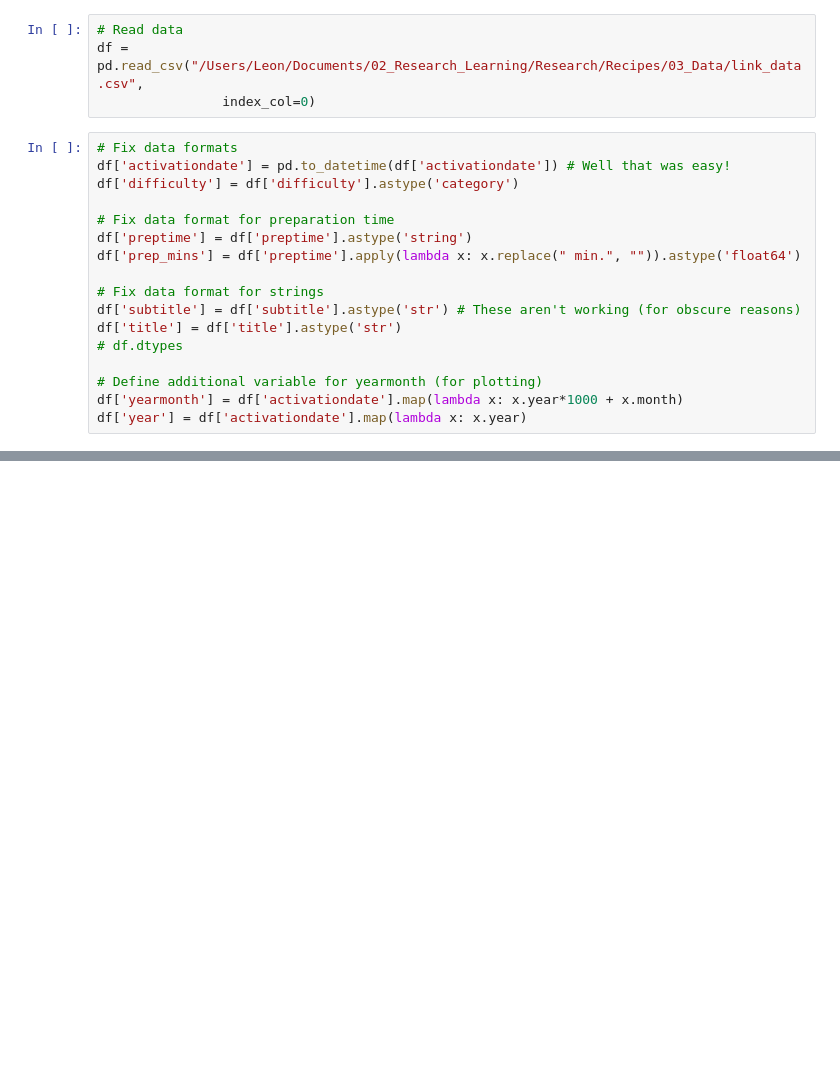
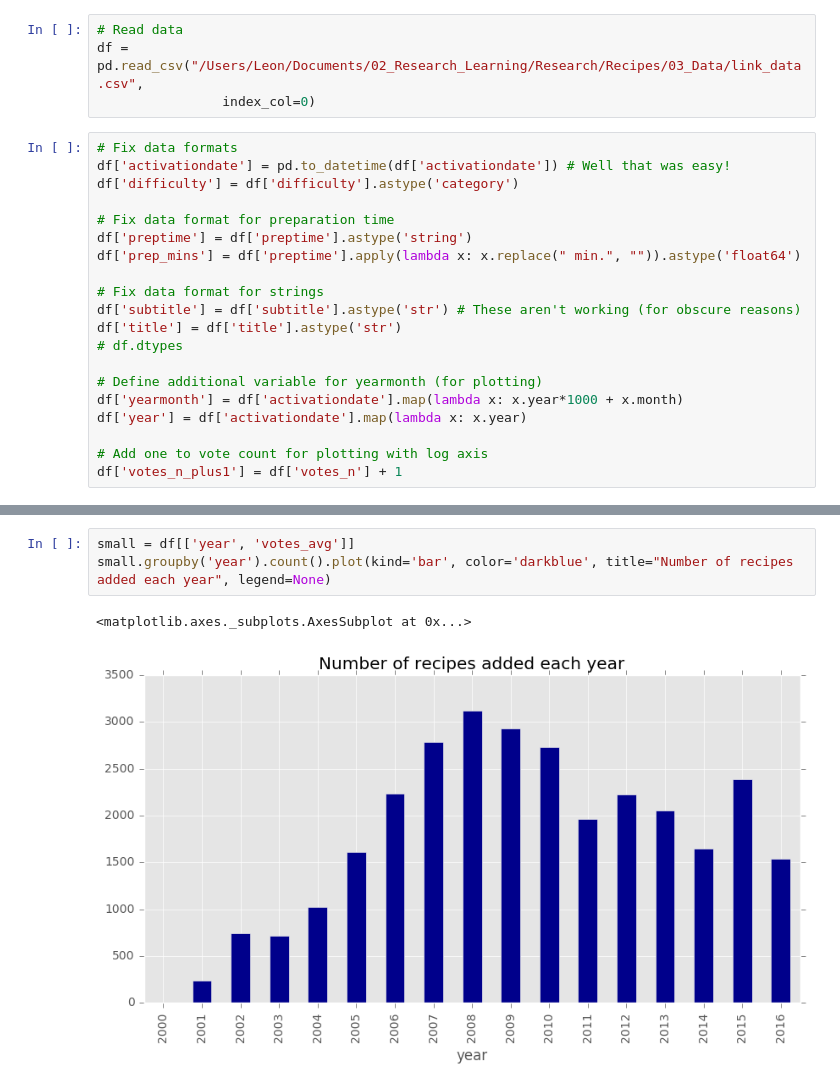
Before and after one commit to leonzucchini/Recipes, a Jupyter notebook: link_page_data_analysis.ipynb, the cells around one changed output, grey strips where cells are left out. Drawn from its saved outputs; the diff is of its cells as text; blank space fills up the shorter version.

```diff
--- a/link_page_data_analysis.ipynb
+++ b/link_page_data_analysis.ipynb
@@ -32,3 +41,6 @@ df['title'] = df['title'].astype('str')
 # Define additional variable for yearmonth (for plotting)
 df['yearmonth'] = df['activationdate'].map(lambda x: x.year*1000 + x.month)
 df['year'] = df['activationdate'].map(lambda x: x.year)
+
+# Add one to vote count for plotting with log axis
+df['votes_n_plus1'] = df['votes_n'] + 1
@@ -62,0 +89,6 @@ ggplot(df,aes(x='votes_avg')) + geom_histogram(fill='darkblue')
+# %%
+small = df[['year', 'votes_avg']]
+small.groupby('year').count().plot(kind='bar', color='darkblue', title="Number of recipes added each year", legend=None)
+# %% [output]
+<matplotlib.axes._subplots.AxesSubplot at 0x...>
+[figure, added]
```
Also changed, not shown: parts of 28 cells of this notebook, 1 other file.
